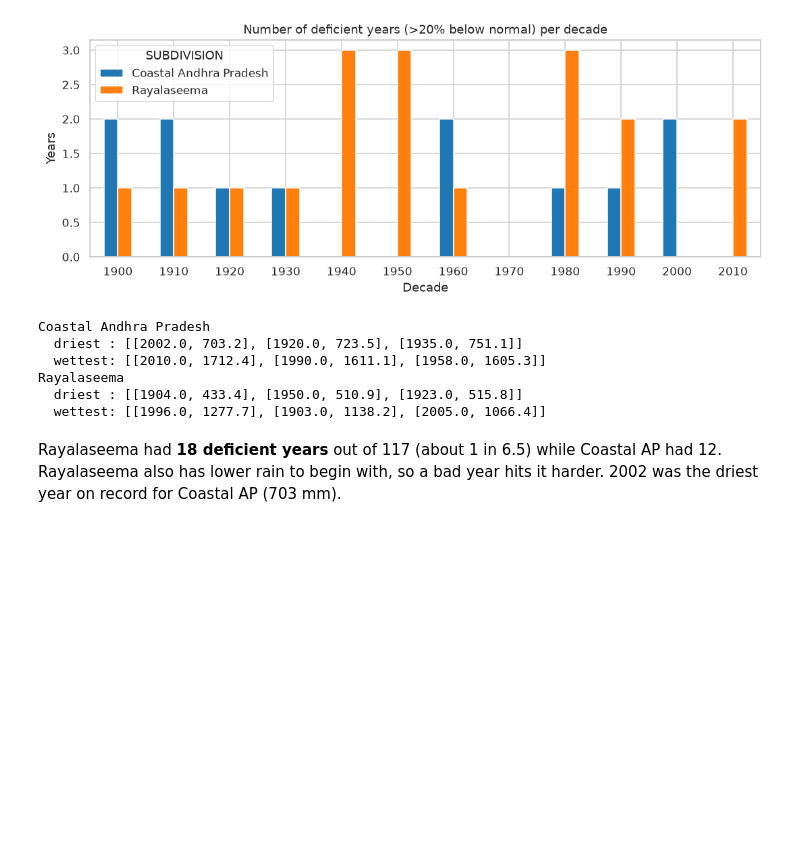
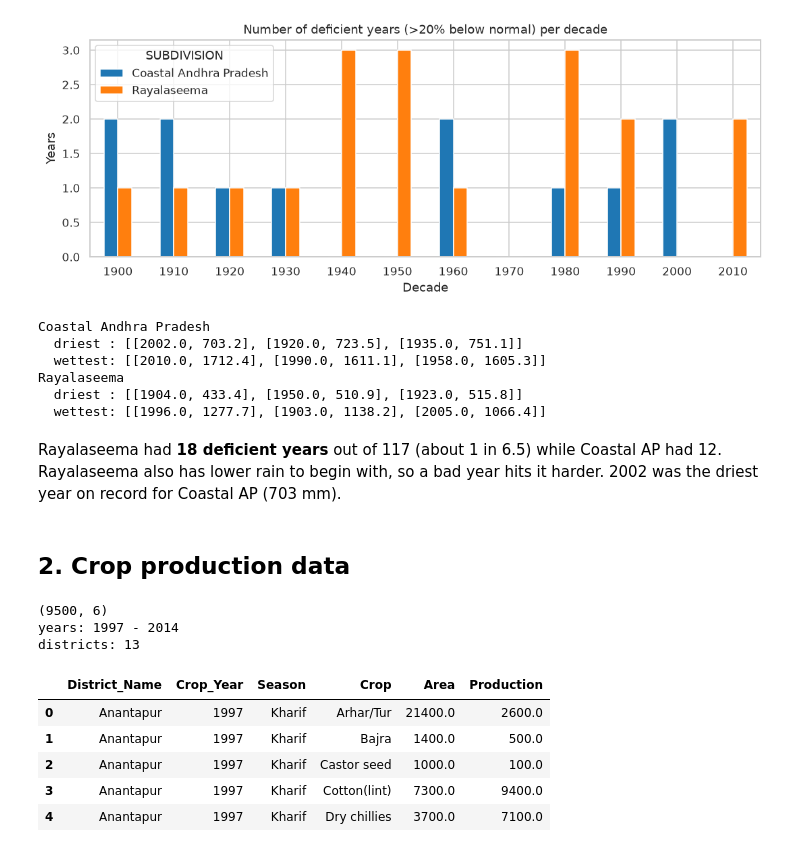
Before and after one commit to Tejdeep-67/ap-rainfall-crop-analysis, a Jupyter notebook: notebooks/ap_rainfall_crop_eda.ipynb, the cells around one changed output. Saved outputs shown, nothing was run; the diff lists cells and outputs as text; code cells hidden in the pictures; blank space fills up the shorter version.

```diff
--- a/notebooks/ap_rainfall_crop_eda.ipynb
+++ b/notebooks/ap_rainfall_crop_eda.ipynb
@@ -184,3 +184,21 @@ Rayalaseema
   wettest: [[1996.0, 1277.7], [1903.0, 1138.2], [2005.0, 1066.4]]
 # %% [markdown]
 Rayalaseema had **18 deficient years** out of 117 (about 1 in 6.5) while Coastal AP had 12. Rayalaseema also has lower rain to begin with, so a bad year hits it harder. 2002 was the driest year on record for Coastal AP (703 mm).
+# %% [markdown]
+## 2. Crop production data
+# %%
+crops = pd.read_csv("../data/ap_crop_production.csv")
+print(crops.shape)
+print("years:", crops["Crop_Year"].min(), "-", crops["Crop_Year"].max())
+print("districts:", crops["District_Name"].nunique())
+crops.head()
+# %% [output]
+(9500, 6)
+years: 1997 - 2014
+districts: 13
+|  | District_Name | Crop_Year | Season | Crop | Area | Production |
+| 0 | Anantapur | 1997 | Kharif | Arhar/Tur | 21400.0 | 2600.0 |
+| 1 | Anantapur | 1997 | Kharif | Bajra | 1400.0 | 500.0 |
+| 2 | Anantapur | 1997 | Kharif | Castor seed | 1000.0 | 100.0 |
+| 3 | Anantapur | 1997 | Kharif | Cotton(lint) | 7300.0 | 9400.0 |
+| 4 | Anantapur | 1997 | Kharif | Dry chillies | 3700.0 | 7100.0 |
```
Also changed, not shown: parts of 5 cells of this notebook, 2 other files.
